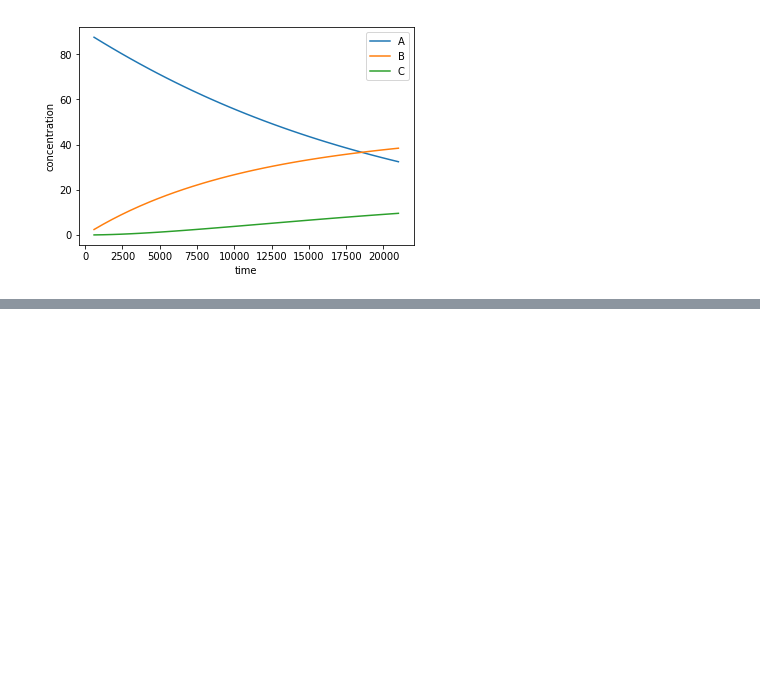
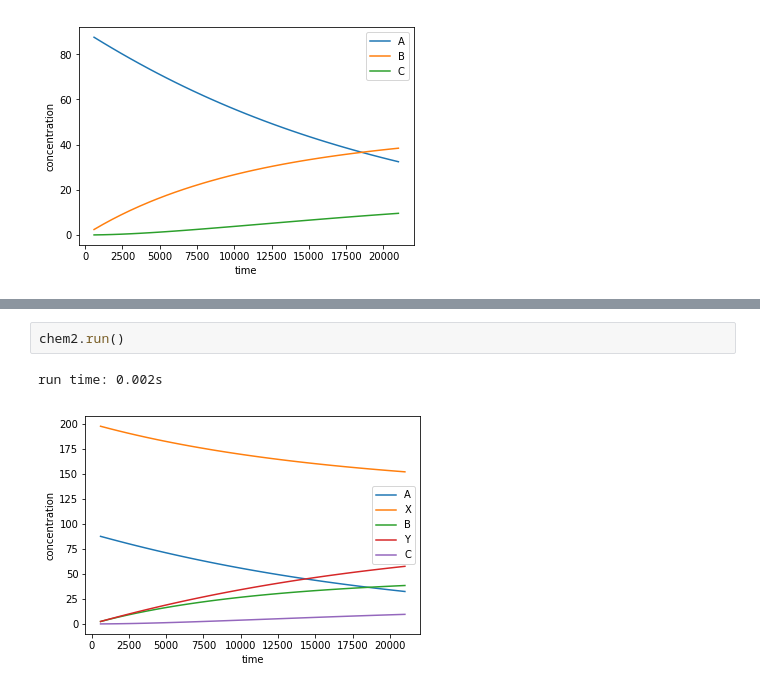
Before and after one commit to dorox/react, a Jupyter notebook: Data import.ipynb, the cells around one changed output, grey strips where cells are left out. Drawn from its saved outputs; the diff is of its cells as text; blank space fills up the shorter version.

```diff
--- a/Data import.ipynb
+++ b/Data import.ipynb
@@ -59,0 +75,5 @@ chem1.plot('A', 'B', 'C')
+# %%
+chem2.run()
+# %% [output]
+run time: 0.002s
+[figure, added]
```
Also changed, not shown: parts of 6 cells of this notebook, 2 other files.
